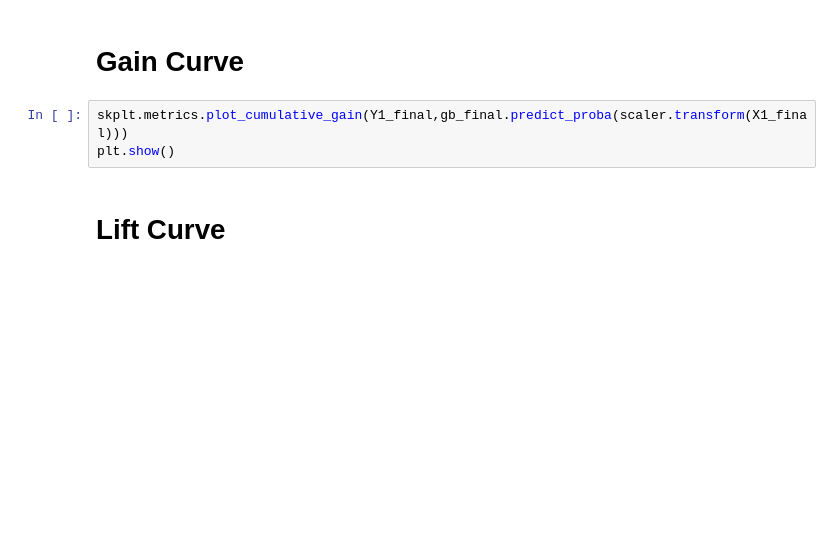
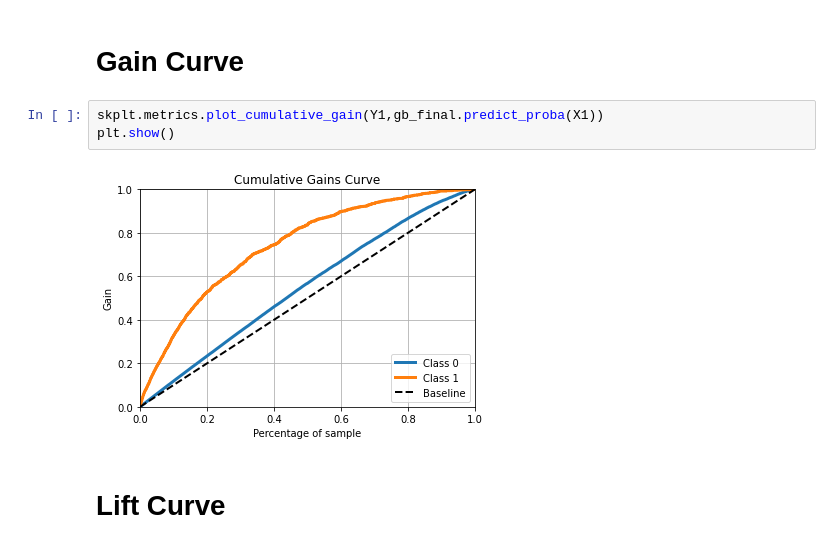
Before and after one commit to vlad-yeghiazaryan/BA_Group_Project_Sample_Data_Analysis, a Jupyter notebook: Group_Project_Sample_Data_Analysis.ipynb, the cells around one changed output. Saved outputs shown, nothing was run; the diff lists cells and outputs as text; blank space fills up the shorter version.

```diff
--- a/Group_Project_Sample_Data_Analysis.ipynb
+++ b/Group_Project_Sample_Data_Analysis.ipynb
@@ -1022,8 +1145,10 @@ plt.show()
 # %% [markdown]
 # **Gain Curve**
 # %%
-skplt.metrics.plot_cumulative_gain(Y1_final,gb_final.predict_proba(scaler.transform(X1_final)))
+skplt.metrics.plot_cumulative_gain(Y1,gb_final.predict_proba(X1))
 plt.show()
+# %% [output]
+[figure, added]
 # %% [markdown]
 # **Lift Curve**
 # %%
```
Also changed, not shown: parts of 32 cells of this notebook.
